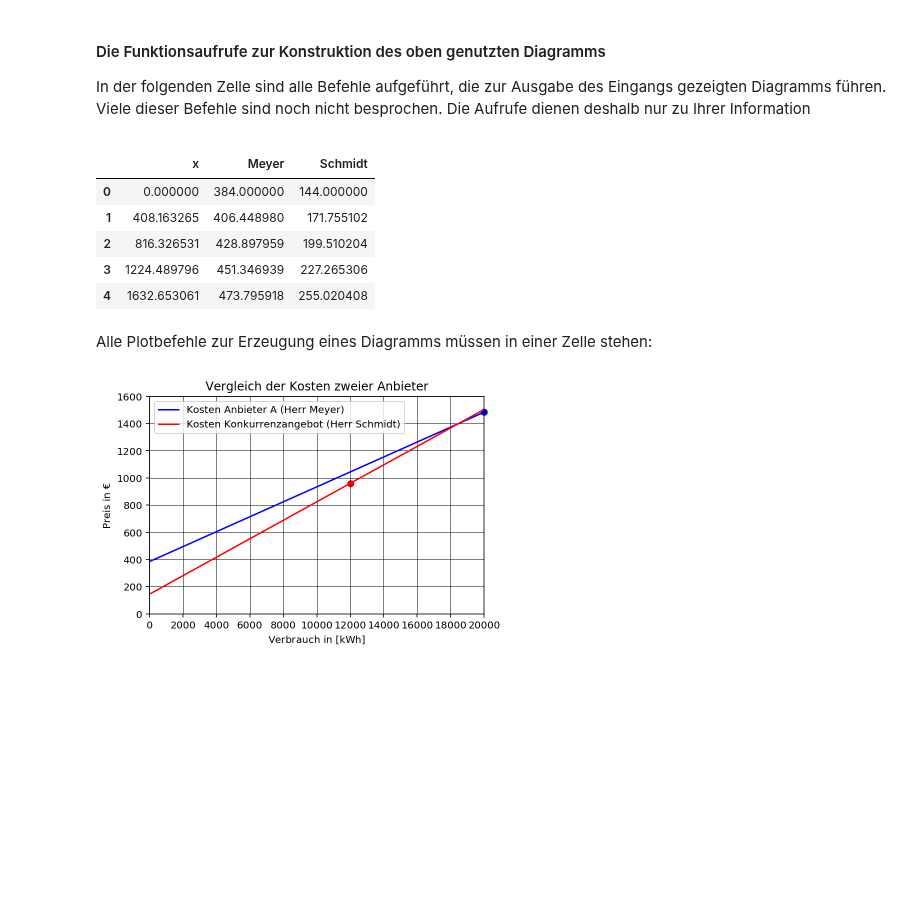
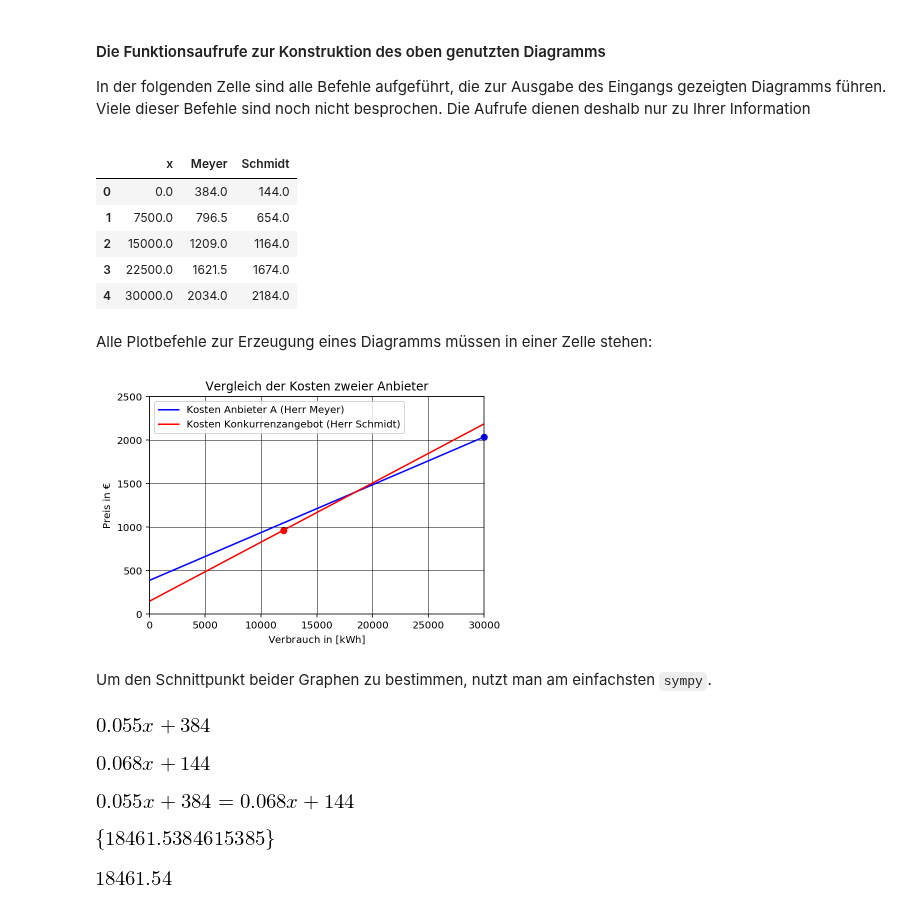
Before and after one commit to w-meiners/bdoor, a Jupyter notebook: 1-lineare_und_quadratische_Funktionen/Notebook_1z_Einleitendes_Beispiel.ipynb, the cells around one changed output. Saved outputs shown, nothing was run; the diff lists cells and outputs as text; code cells hidden in the pictures; blank space fills up the shorter version.

```diff
--- a/1-lineare_und_quadratische_Funktionen/Notebook_1z_Einleitendes_Beispiel.ipynb
+++ b/1-lineare_und_quadratische_Funktionen/Notebook_1z_Einleitendes_Beispiel.ipynb
@@ -52,7 +45,7 @@ import pandas as pd
 import numpy as np
 # %%
 # Das Intervall auf der x-Achse
-lx = np.linspace(0,20000)
+lx = np.linspace(0,30000,5)
 
 # Der DataFrame mit den x-Werten und zwei Spalten für die y-Werte
 df = pd.DataFrame(
@@ -66,41 +59,43 @@ df = pd.DataFrame(
 df.head()
 # %% [output]
 |  | x | Meyer | Schmidt |
-| 0 | 0.000000 | 384.000000 | 144.000000 |
-| 1 | 408.163265 | 406.448980 | 171.755102 |
-| 2 | 816.326531 | 428.897959 | 199.510204 |
-| 3 | 1224.489796 | 451.346939 | 227.265306 |
-| 4 | 1632.653061 | 473.795918 | 255.020408 |
+| 0 | 0.0 | 384.0 | 144.0 |
+| 1 | 7500.0 | 796.5 | 654.0 |
+| 2 | 15000.0 | 1209.0 | 1164.0 |
+| 3 | 22500.0 | 1621.5 | 1674.0 |
+| 4 | 30000.0 | 2034.0 | 2184.0 |
 # %% [markdown]
 Alle Plotbefehle zur Erzeugung eines Diagramms müssen in einer Zelle stehen:
 # %%
 # Der Plot
 ax = df.plot(
     title='Vergleich der Kosten zweier Anbieter', # der Titel des Diagramms
     x='x', # die x-Achse
     y=['Meyer','Schmidt'], # zwei Graphen
     label=['Kosten Anbieter A (Herr Meyer)','Kosten Konkurrenzangebot (Herr Schmidt)'], # je Graph ein Label
     color=['b','r'], # ... und eine Farbe
 )
 
 # Die Punkte "Verbrauch Meyer" und "Verbrauch Schmidt"
-ax.scatter(20000, 384+5.5e-2*20000,c='b',clip_on=False)
+ax.scatter(30000, 384+5.5e-2*30000,c='b',clip_on=False)
 ax.scatter(12000, 144+6.8e-2*12000,c='r')
 
 # zusätzliche Parameter:
 ax.set(
-    xlim=(0,20000),ylim=(0,1600), # Grenzen des Plots auf der x- und y-Achse
+    xlim=(0,30000),ylim=(0,2500), # Grenzen des Plots auf der x- und y-Achse
     xlabel='Verbrauch in $[\mathrm{kWh}]$', # Bezeichnung der x-Achse
     ylabel='Preis in €', # Bezeichnung der y-Achse
 )
 
 # Anpassung der Aufteilung der x-Achse
-ax.xaxis.set_major_locator(tk.MultipleLocator(2000))
+ax.xaxis.set_major_locator(tk.MultipleLocator(5000))
 
 # Gitternetzlinien im Plot anzeigen
 ax.grid(c='k',lw=0.5)
 
 # Zum Speichern entfernen Sie das Kommentarzeichen in der nächsten Zeile
 #plt.savefig('Beispiel_1.pdf',bbox_inches='tight')
 # %% [output]
-[figure, old version]
+[figure, new version]
+# %% [markdown]
+Um den Schnittpunkt beider Graphen zu bestimmen, nutzt man am einfachsten `sympy`.
@@ -106,0 +105,25 @@ ax.grid(c='k',lw=0.5)
+# %%
+x = Symbol('x') # um symbolisch rechnen zu können
+y_m = 384 + 5.5e-2*x
+display(y_m)
+
+y_s = 144 + 6.8e-2*x
+display(y_s)
+# %% [output]
+[figure, added]
+[figure, added]
+# %%
+eq = Eq(y_m,y_s)
+eq
+# %% [output]
+[figure, added]
+# %%
+sol = solveset(eq)
+sol
+# %% [output]
+[figure, added]
+# %%
+x_k, = sol
+x_k.round(2)
+# %% [output]
+[figure, added]
```
Also changed, not shown: parts of 3 cells of this notebook, 21 other files.
